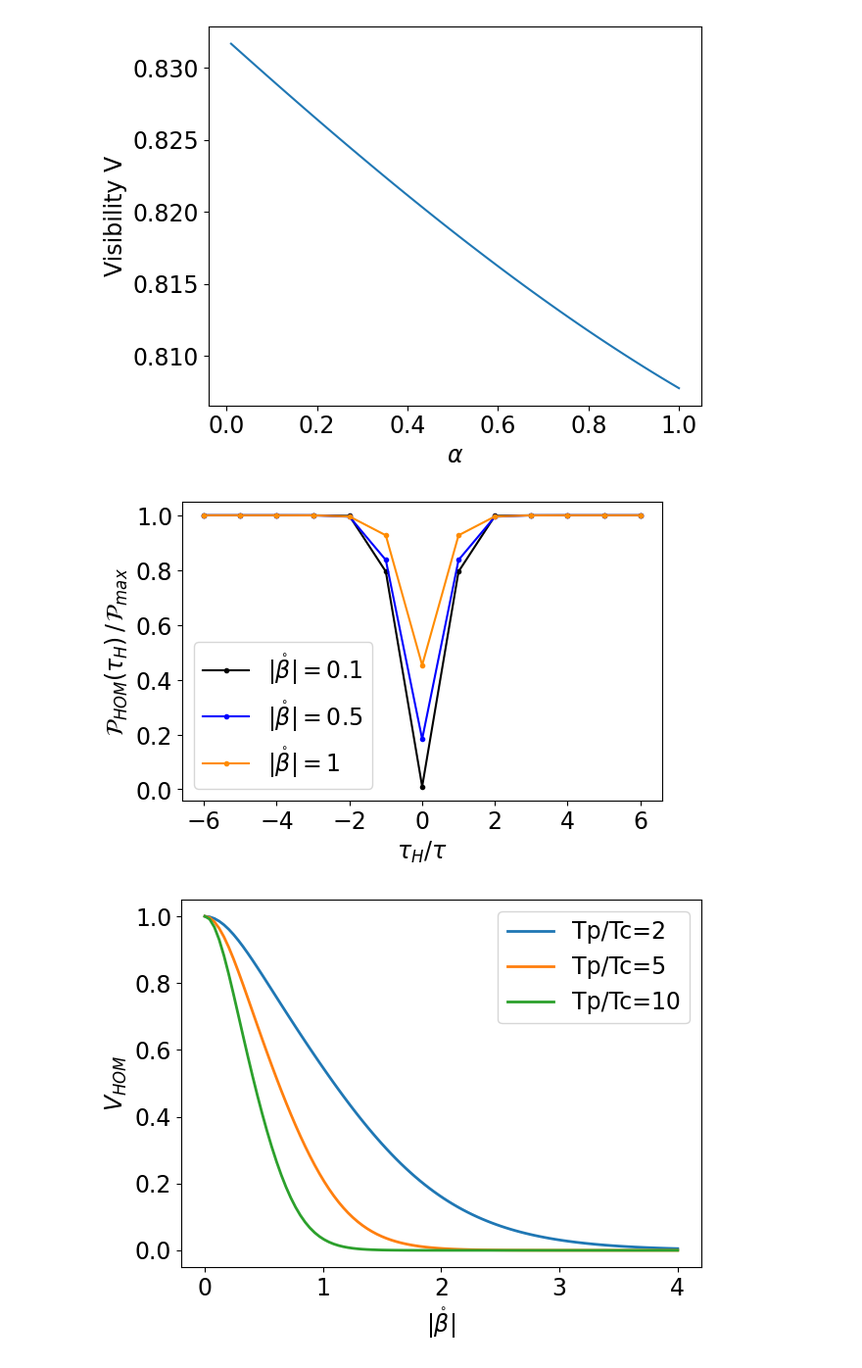
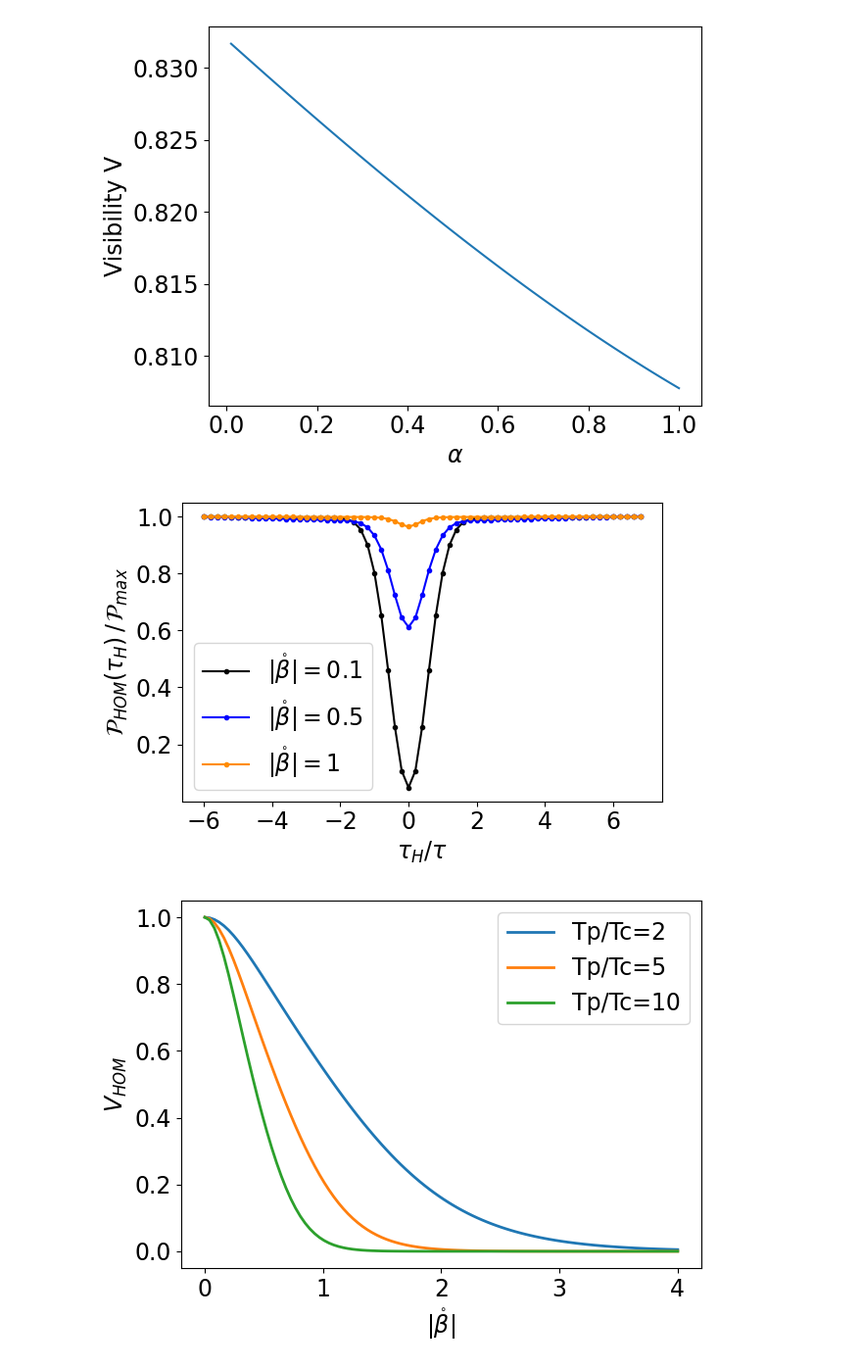
Before and after one commit to JKranias/Whittaker-Shannon, a Jupyter notebook: Whittaker-Shannon_code/Whittaker-Shannon_plots.ipynb, the cells around one changed output. Shown at 98% size. Cells and saved outputs as stored; diff of their text form; code cells hidden in the pictures.

```diff
--- a/Whittaker-Shannon_code/Whittaker-Shannon_plots.ipynb
+++ b/Whittaker-Shannon_code/Whittaker-Shannon_plots.ipynb
@@ -22,7 +22,7 @@ def rnm_dg(n,m,ratio):
 
 def r_dg_f(num,k,f,ratio):
     r = [[rnm_dg(n/f,(m-k)/f,ratio) for n in range(-num,num)] for m in range(-num,num)]
-    return np.array(r)
+    return np.array(r) / f
 
 
 # r_nm elemnts and r matrix of CW double Gaussian joint amplitude
@@ -538,8 +538,8 @@ plt.show()
 # Fig. 11
 
 fsize=17
-ratio = 0.5
-fine_param = 1
+ratio = 0.1
+fine_param = 5
 klist=range(-6 * fine_param, 7 * fine_param)
 mat_size = 30 * fine_param
 
@@ -553,34 +553,35 @@ def dg_dip(Bc):
 
         U, Q = sc.linalg.polar(B, side = "left")
         detW =  1 / np.linalg.det(sc.linalg.coshm(Q))
         T = np.matmul(sc.linalg.tanhm(Q),U)
         L = 0.5 * (T + np.transpose(T))
         LdagL = np.dot(np.transpose(np.conjugate(L)),L)
 
         Prob = 1+(detW**2)*(1-2/np.sqrt(np.linalg.det(np.identity(len(L))-LdagL)))
         Plist.append(Prob)
 
     P_max = Plist[0]
 
     return np.real(Plist / P_max)
 
+
 Pvals_1 = dg_dip(0.1)
 Pvals_5 = dg_dip(0.5)
 Pvals_10 = dg_dip(1)
 
 plt.figure(figsize=(6,4))
 plt.plot(np.array(klist)/fine_param, Pvals_1, color="black", label=r"$|\mathring{\beta}|=0.1$", marker=".")
 plt.plot(np.array(klist)/fine_param, Pvals_5, color="blue", label=r"$|\mathring{\beta}|=0.5$", marker=".")
 plt.plot(np.array(klist)/fine_param, Pvals_10, color="darkorange", label=r"$|\mathring{\beta}|=1$", marker=".")
 plt.xlabel(r"$\tau_H/\tau$")
 plt.ylabel(r"$\mathcal{P}_{HOM}(\tau_H)\,/\,\mathcal{P}_{max}$")
 plt.xticks(np.arange(-6,7, step=2))
 plt.legend(fontsize=fsize)
 plt.tight_layout()
 plt.savefig("HOM_Dip.pdf")
 plt.show()
 # %% [output]
-[figure, old version]
+[figure, new version]
 # %%
 # Fig. 12
 
```
Also changed, not shown: 9 other files.
